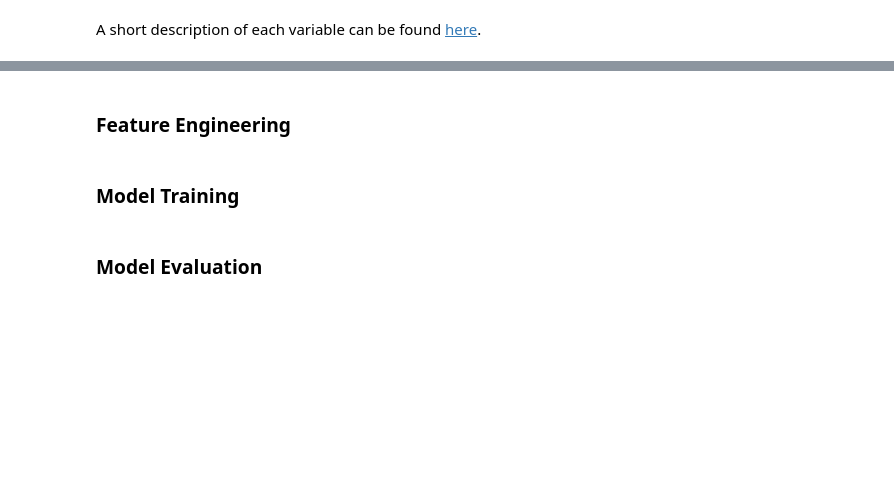
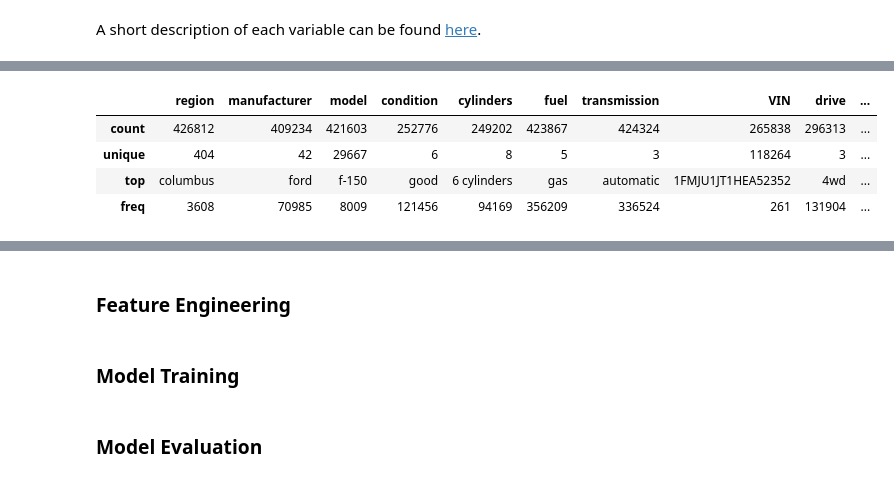
Before and after one commit to julienOlivier3/risk-analytics, a Jupyter notebook: day1_ml.ipynb, the cells around one changed output, grey strips where cells are left out. Saved outputs shown, nothing was run; the diff lists cells and outputs as text; code cells hidden in the pictures; blank space fills up the shorter version.

```diff
--- a/day1_ml.ipynb
+++ b/day1_ml.ipynb
@@ -165,0 +190,8 @@ dtype: object
+# %%
+df_uc.describe(include=['string[python]']) # strings only
+# %% [output]
+|  | region | manufacturer | model | condition | cylinders | fuel | transmission | VIN | drive | ... |
+| count | 426812 | 409234 | 421603 | 252776 | 249202 | 423867 | 424324 | 265838 | 296313 | ... |
+| unique | 404 | 42 | 29667 | 6 | 8 | 5 | 3 | 118264 | 3 | ... |
+| top | columbus | ford | f-150 | good | 6 cylinders | gas | automatic | 1FMJU1JT1HEA52352 | 4wd | ... |
+| freq | 3608 | 70985 | 8009 | 121456 | 94169 | 356209 | 336524 | 261 | 131904 | ... |
```
Also changed, not shown: parts of 45 cells of this notebook, 5 other files.
